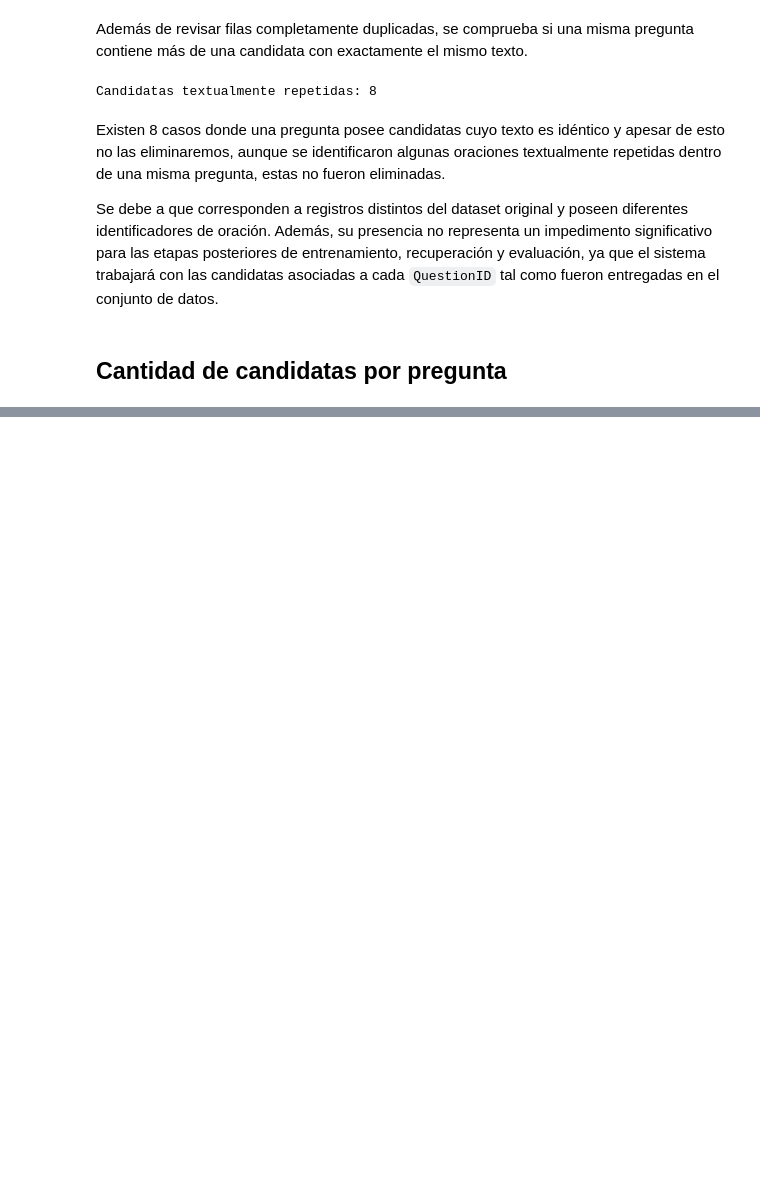
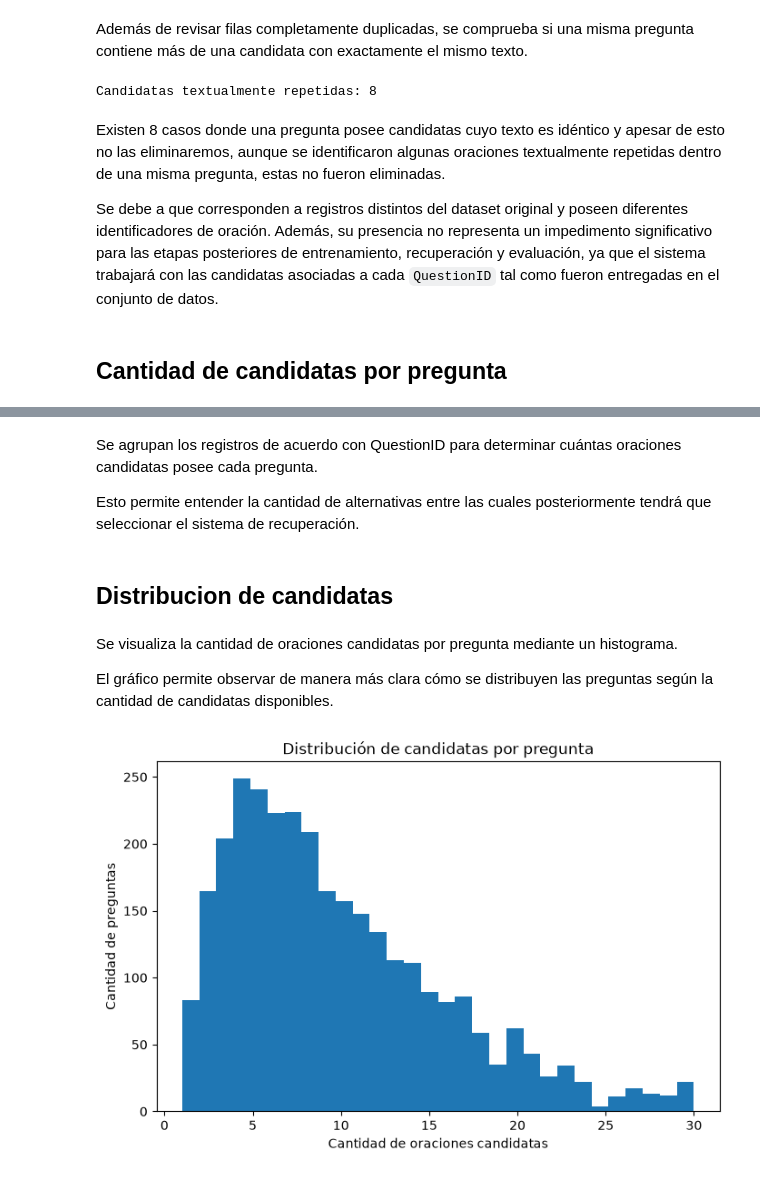
Before and after one commit to MatiasLeivaD/Tarea-3-Inteligencia-Artificial, a Jupyter notebook: Tarea_3.ipynb, the cells around one changed output, grey strips where cells are left out. Cells and saved outputs as stored; diff of their text form; code cells hidden in the pictures; blank space fills up the shorter version.

```diff
--- a/Tarea_3.ipynb
+++ b/Tarea_3.ipynb
@@ -134,3 +146,11 @@ Existen 8 casos donde una pregunta posee candidatas cuyo texto es idéntico y ap
 Se debe a que corresponden a registros distintos del dataset original y poseen diferentes identificadores de oración. Además, su presencia no representa un impedimento significativo para las etapas posteriores de entrenamiento, recuperación y evaluación, ya que el sistema trabajará con las candidatas asociadas a cada `QuestionID` tal como fueron entregadas en el conjunto de datos.
 # %% [markdown]
 ## Cantidad de candidatas por pregunta
+# %%
+candidatas_por_pregunta = (
+    df.groupby("QuestionID").size() # las agrupamos por el id de la pregunta, eso es lo que hace .groupby()
+)
+
+display(
+    candidatas_por_pregunta.describe()
+) # con display() mostramos un resumen estadístico de la cantidad de candidatas por pregunta, es decir, cuántas filas hay por cada pregunta única
@@ -136,0 +167,33 @@ Se debe a que corresponden a registros distintos del dataset original y poseen d
+# %% [markdown]
+Se agrupan los registros de acuerdo con QuestionID para determinar cuántas oraciones candidatas posee cada pregunta.
+
+Esto permite entender la cantidad de alternativas entre las cuales posteriormente tendrá que seleccionar el sistema de recuperación.
+# %% [markdown]
+## Distribucion de candidatas
+# %% [markdown]
+Se visualiza la cantidad de oraciones candidatas por pregunta mediante un histograma.
+
+El gráfico permite observar de manera más clara cómo se distribuyen las preguntas según la cantidad de candidatas disponibles.
+# %%
+plt.figure(figsize=(8, 5))
+
+plt.hist(
+    candidatas_por_pregunta,
+    bins=30
+)
+
+plt.xlabel(
+    "Cantidad de oraciones candidatas"
+)
+
+plt.ylabel(
+    "Cantidad de preguntas"
+)
+
+plt.title(
+    "Distribución de candidatas por pregunta"
+)
+
+plt.show()
+# %% [output]
+[figure, added]
```
Also changed, not shown: parts of 204 cells of this notebook.
